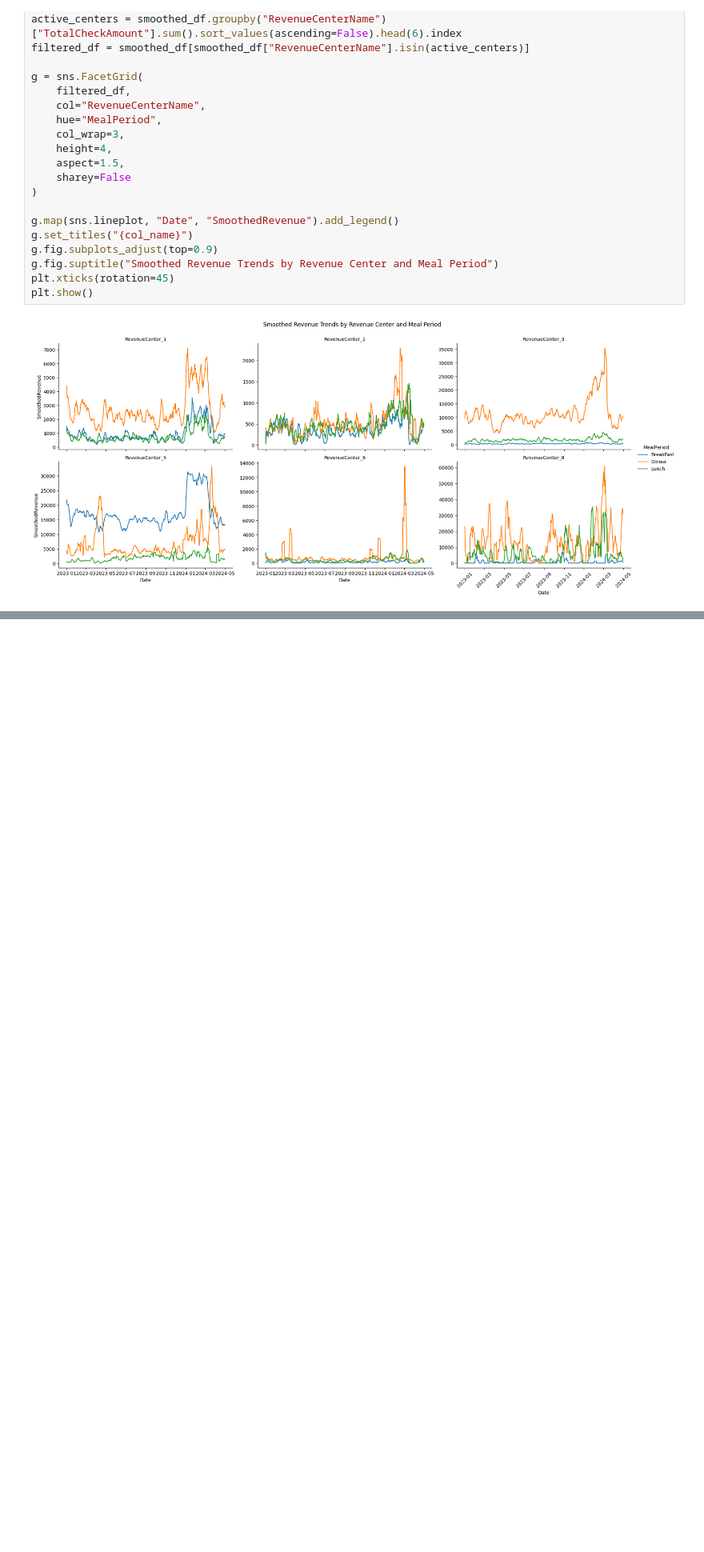
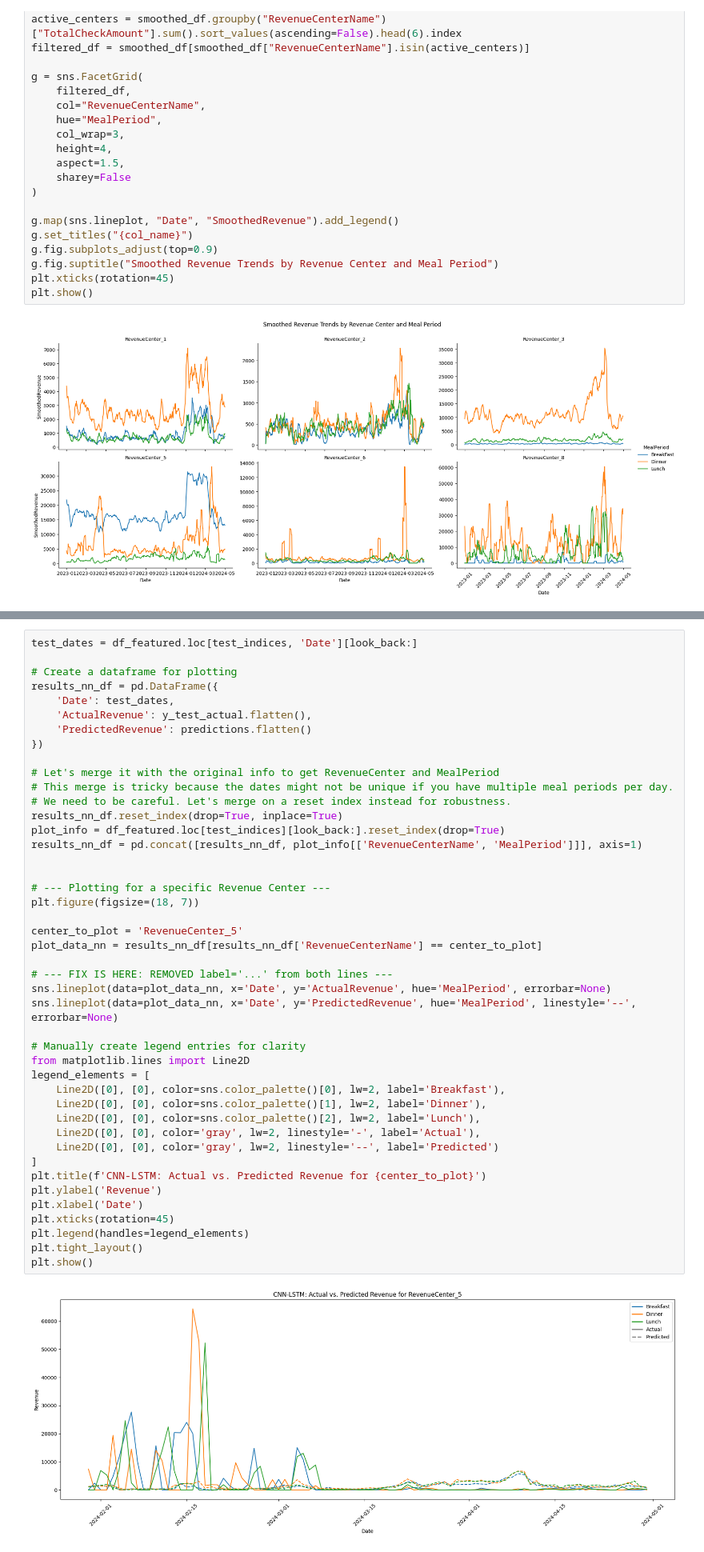
Before and after one commit to BeatBard/hotel-revenue-forecast, a Jupyter notebook: notebooks/FeatureEng.ipynb, the cells around one changed output, grey strips where cells are left out. Shown at 80% size. Saved outputs shown, nothing was run; the diff lists cells and outputs as text; blank space fills up the shorter version.

```diff
--- a/notebooks/FeatureEng.ipynb
+++ b/notebooks/FeatureEng.ipynb
@@ -151,0 +721,46 @@ plt.show()
+# %%
+test_dates = df_featured.loc[test_indices, 'Date'][look_back:]
+
+# Create a dataframe for plotting
+results_nn_df = pd.DataFrame({
+    'Date': test_dates,
+    'ActualRevenue': y_test_actual.flatten(),
+    'PredictedRevenue': predictions.flatten()
+})
+
+# Let's merge it with the original info to get RevenueCenter and MealPeriod
+# This merge is tricky because the dates might not be unique if you have multiple meal periods per day.
+# We need to be careful. Let's merge on a reset index instead for robustness.
+results_nn_df.reset_index(drop=True, inplace=True)
+plot_info = df_featured.loc[test_indices][look_back:].reset_index(drop=True)
+results_nn_df = pd.concat([results_nn_df, plot_info[['RevenueCenterName', 'MealPeriod']]], axis=1)
+
+
+# --- Plotting for a specific Revenue Center ---
+plt.figure(figsize=(18, 7))
+
+center_to_plot = 'RevenueCenter_5'
+plot_data_nn = results_nn_df[results_nn_df['RevenueCenterName'] == center_to_plot]
+
+# --- FIX IS HERE: REMOVED label='...' from both lines ---
+sns.lineplot(data=plot_data_nn, x='Date', y='ActualRevenue', hue='MealPeriod', errorbar=None)
+sns.lineplot(data=plot_data_nn, x='Date', y='PredictedRevenue', hue='MealPeriod', linestyle='--', errorbar=None)
+
+# Manually create legend entries for clarity
+from matplotlib.lines import Line2D
+legend_elements = [
+    Line2D([0], [0], color=sns.color_palette()[0], lw=2, label='Breakfast'),
+    Line2D([0], [0], color=sns.color_palette()[1], lw=2, label='Dinner'),
+    Line2D([0], [0], color=sns.color_palette()[2], lw=2, label='Lunch'),
+    Line2D([0], [0], color='gray', lw=2, linestyle='-', label='Actual'),
+    Line2D([0], [0], color='gray', lw=2, linestyle='--', label='Predicted')
+]
+plt.title(f'CNN-LSTM: Actual vs. Predicted Revenue for {center_to_plot}')
+plt.ylabel('Revenue')
+plt.xlabel('Date')
+plt.xticks(rotation=45)
+plt.legend(handles=legend_elements)
+plt.tight_layout()
+plt.show()
+# %% [output]
+[figure, added]
```
Also changed, not shown: parts of 13 cells of this notebook, 4 other files.
